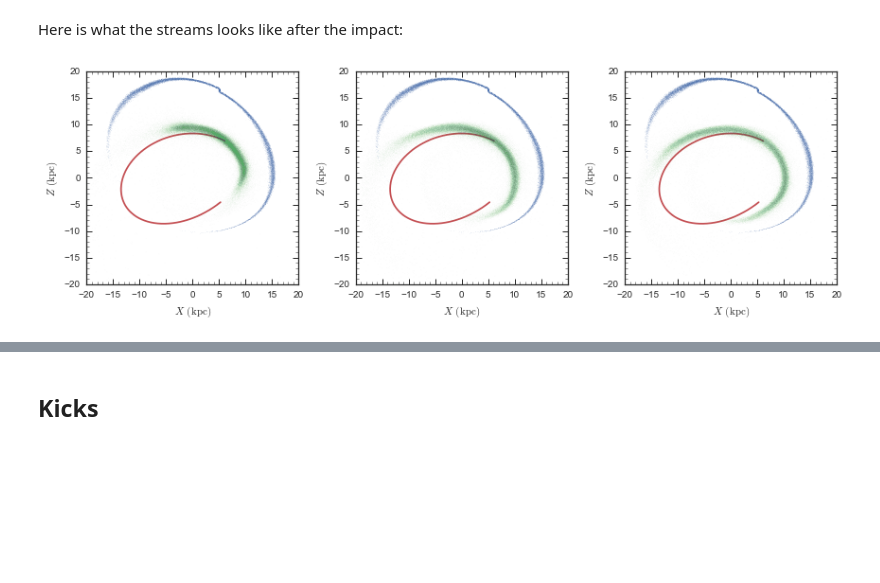
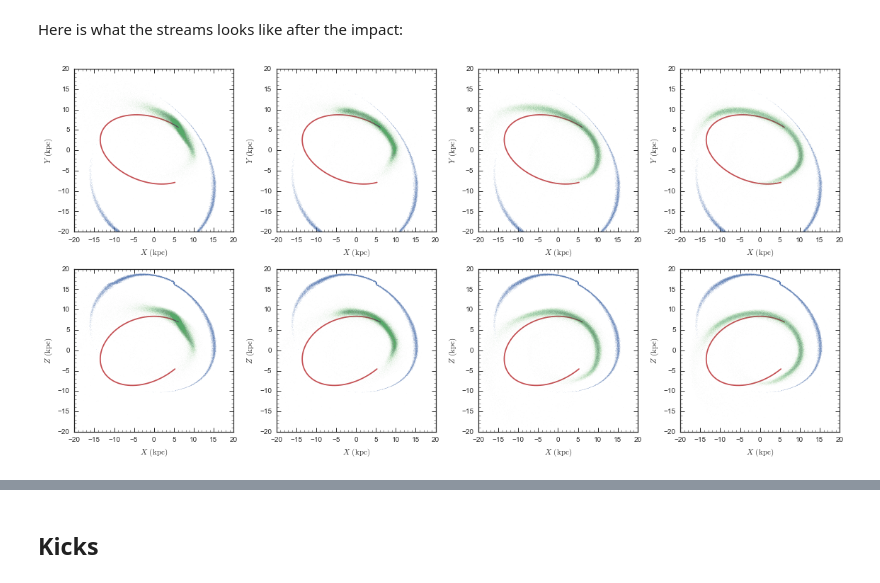
Before and after one commit to jobovy/stream-stream, a Jupyter notebook: py/SnapshotAnalysis.ipynb, the cells around one changed output, grey strips where cells are left out. Drawn from its saved outputs; the diff is of its cells as text; code cells hidden in the pictures; blank space fills up the shorter version.

```diff
--- a/py/SnapshotAnalysis.ipynb
+++ b/py/SnapshotAnalysis.ipynb
@@ -127,9 +171,72 @@ snap_dm0p375_after= nemo_util.read(filename,swapyz=True)
 filename= os.path.join(os.getenv('DATADIR'),'bovy','stream-stream',
                        'gcdm_evol_0.25_afterimpact.dat')
 snap_dm0p25_after= nemo_util.read(filename,swapyz=True)
+filename= os.path.join(os.getenv('DATADIR'),'bovy','stream-stream',
+                       'gcdm_evol_0.125_afterimpact.dat')
+snap_dm0p125_after= nemo_util.read(filename,swapyz=True)
 # %%
-figsize(12,4)
-subplot(1,3,1)
+figsize(16,8)
+subplot(2,4,1)
+bovy_plot.bovy_plot(snap_dm0p125_after[:100000,1,-1],
+                    snap_dm0p125_after[:100000,2,-1],
+                    ',',alpha=0.05,
+                    color=sns.color_palette()[0],zorder=1,
+                    xrange=[-20.,20.],yrange=[-20.,20],
+                    xlabel=r'$X\,(\mathrm{kpc})$',
+                    ylabel=r'$Y\,(\mathrm{kpc})$',
+                    gcf=True)
+plot(snap_dm0p125_after[100000:,1,-1],snap_dm0p125_after[100000:,2,-1],
+     ',',alpha=0.01,color=sns.color_palette()[1],zorder=2)
+dm_forward.plot(d1='x',d2='y',overplot=True,color=sns.color_palette()[2],zorder=0)
+subplot(2,4,2)
+bovy_plot.bovy_plot(snap_dm0p25_after[:100000,1,-1],
+                    snap_dm0p25_after[:100000,2,-1],
+                    ',',alpha=0.05,
+                    color=sns.color_palette()[0],zorder=1,
+                    xrange=[-20.,20.],yrange=[-20.,20],
+                    xlabel=r'$X\,(\mathrm{kpc})$',
+                    ylabel=r'$Y\,(\mathrm{kpc})$',
+                    gcf=True)
+plot(snap_dm0p25_after[100000:,1,-1],snap_dm0p25_after[100000:,2,-1],
+     ',',alpha=0.01,color=sns.color_palette()[1],zorder=2)
+dm_forward.plot(d1='x',d2='y',overplot=True,color=sns.color_palette()[2],zorder=0)
+subplot(2,4,3)
+bovy_plot.bovy_plot(snap_dm0p375_after[:100000,1,-1],
+                    snap_dm0p375_after[:100000,2,-1],
+                    ',',alpha=0.05,
+                    color=sns.color_palette()[0],zorder=1,
+                    xrange=[-20.,20.],yrange=[-20.,20],
+                    xlabel=r'$X\,(\mathrm{kpc})$',
+                    ylabel=r'$Y\,(\mathrm{kpc})$',
+                    gcf=True)
+plot(snap_dm0p375_after[100000:,1,-1],snap_dm0p375_after[100000:,2,-1],
+     ',',alpha=0.01,color=sns.color_palette()[1],zorder=2)
+dm_forward.plot(d1='x',d2='y',overplot=True,color=sns.color_palette()[2],zorder=0)
+subplot(2,4,4)
+bovy_plot.bovy_plot(snap_dm0p5_after[:100000,1,-1],
+                    snap_dm0p5_after[:100000,2,-1],
+                    ',',alpha=0.05,
+                    color=sns.color_palette()[0],zorder=1,
+                    xrange=[-20.,20.],yrange=[-20.,20],
+                    xlabel=r'$X\,(\mathrm{kpc})$',
+                    ylabel=r'$Y\,(\mathrm{kpc})$',
+                    gcf=True)
+plot(snap_dm0p5_after[100000:,1,-1],snap_dm0p5_after[100000:,2,-1],
+     ',',alpha=0.01,color=sns.color_palette()[1],zorder=2)
+dm_forward.plot(d1='x',d2='y',overplot=True,color=sns.color_palette()[2],zorder=0)
+subplot(2,4,5)
+bovy_plot.bovy_plot(snap_dm0p125_after[:100000,1,-1],
+                    snap_dm0p125_after[:100000,3,-1],
+                    ',',alpha=0.05,
+                    color=sns.color_palette()[0],zorder=1,
+                    xrange=[-20.,20.],yrange=[-20.,20],
+                    xlabel=r'$X\,(\mathrm{kpc})$',
+                    ylabel=r'$Z\,(\mathrm{kpc})$',
+                    gcf=True)
+plot(snap_dm0p125_after[100000:,1,-1],snap_dm0p125_after[100000:,3,-1],
+     ',',alpha=0.01,color=sns.color_palette()[1],zorder=2)
+dm_forward.plot(d1='x',d2='z',overplot=True,color=sns.color_palette()[2],zorder=0)
+subplot(2,4,6)
 bovy_plot.bovy_plot(snap_dm0p25_after[:100000,1,-1],
                     snap_dm0p25_after[:100000,3,-1],
                     ',',alpha=0.05,
@@ -138,39 +245,33 @@ bovy_plot.bovy_plot(snap_dm0p25_after[:100000,1,-1],
                     xlabel=r'$X\,(\mathrm{kpc})$',
                     ylabel=r'$Z\,(\mathrm{kpc})$',
                     gcf=True)
 plot(snap_dm0p25_after[100000:,1,-1],snap_dm0p25_after[100000:,3,-1],
      ',',alpha=0.01,color=sns.color_palette()[1],zorder=2)
 dm_forward.plot(d1='x',d2='z',overplot=True,color=sns.color_palette()[2],zorder=0)
-xlim(-20.,20)
-ylim(-20.,20)
-subplot(1,3,2)
+subplot(2,4,7)
 bovy_plot.bovy_plot(snap_dm0p375_after[:100000,1,-1],
                     snap_dm0p375_after[:100000,3,-1],
                     ',',alpha=0.05,
                     color=sns.color_palette()[0],zorder=1,
                     xrange=[-20.,20.],yrange=[-20.,20],
                     xlabel=r'$X\,(\mathrm{kpc})$',
                     ylabel=r'$Z\,(\mathrm{kpc})$',
                     gcf=True)
 plot(snap_dm0p375_after[100000:,1,-1],snap_dm0p375_after[100000:,3,-1],
      ',',alpha=0.01,color=sns.color_palette()[1],zorder=2)
 dm_forward.plot(d1='x',d2='z',overplot=True,color=sns.color_palette()[2],zorder=0)
-xlim(-20.,20)
-ylim(-20.,20)
-subplot(1,3,3)
+subplot(2,4,8)
 bovy_plot.bovy_plot(snap_dm0p5_after[:100000,1,-1],
                     snap_dm0p5_after[:100000,3,-1],
                     ',',alpha=0.05,
                     color=sns.color_palette()[0],zorder=1,
                     xrange=[-20.,20.],yrange=[-20.,20],
                     xlabel=r'$X\,(\mathrm{kpc})$',
                     ylabel=r'$Z\,(\mathrm{kpc})$',
                     gcf=True)
 plot(snap_dm0p5_after[100000:,1,-1],snap_dm0p5_after[100000:,3,-1],
      ',',alpha=0.01,color=sns.color_palette()[1],zorder=2)
 dm_forward.plot(d1='x',d2='z',overplot=True,color=sns.color_palette()[2],zorder=0)
-xlim(-20.,20)
-ylim(-20.,20)
 tight_layout()
 # %% [output]
-[figure, old version]
+[figure, new version]
```
Also changed, not shown: parts of 11 cells of this notebook.
